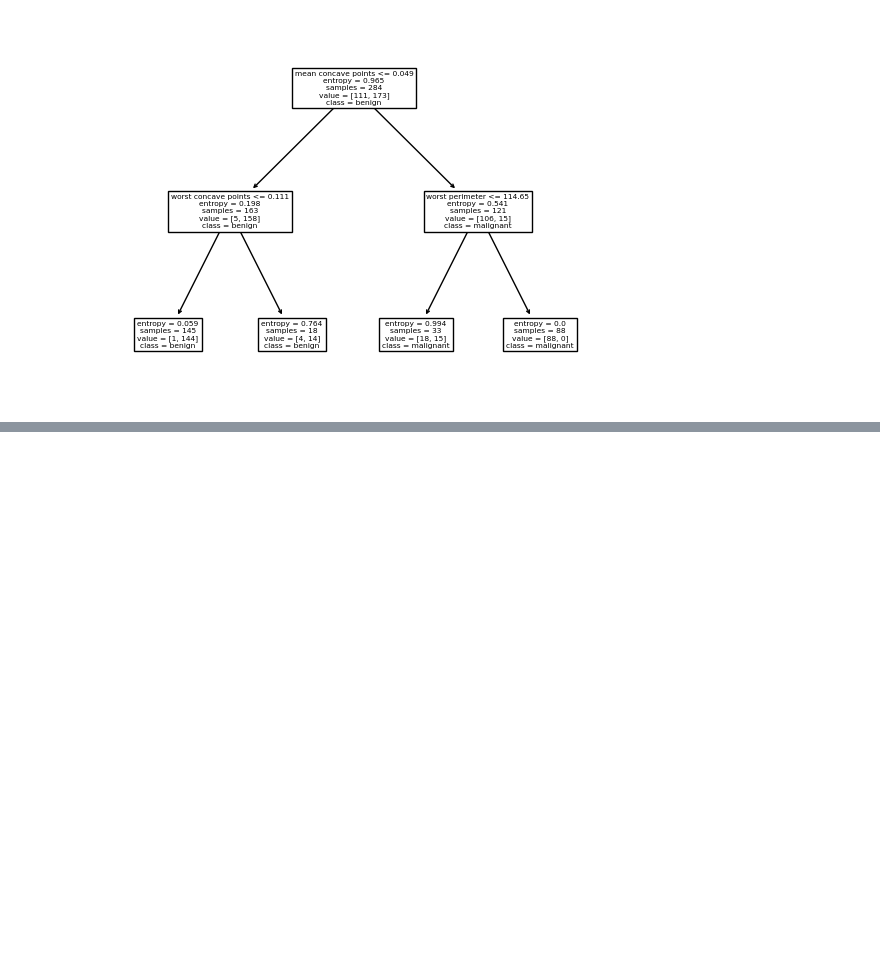
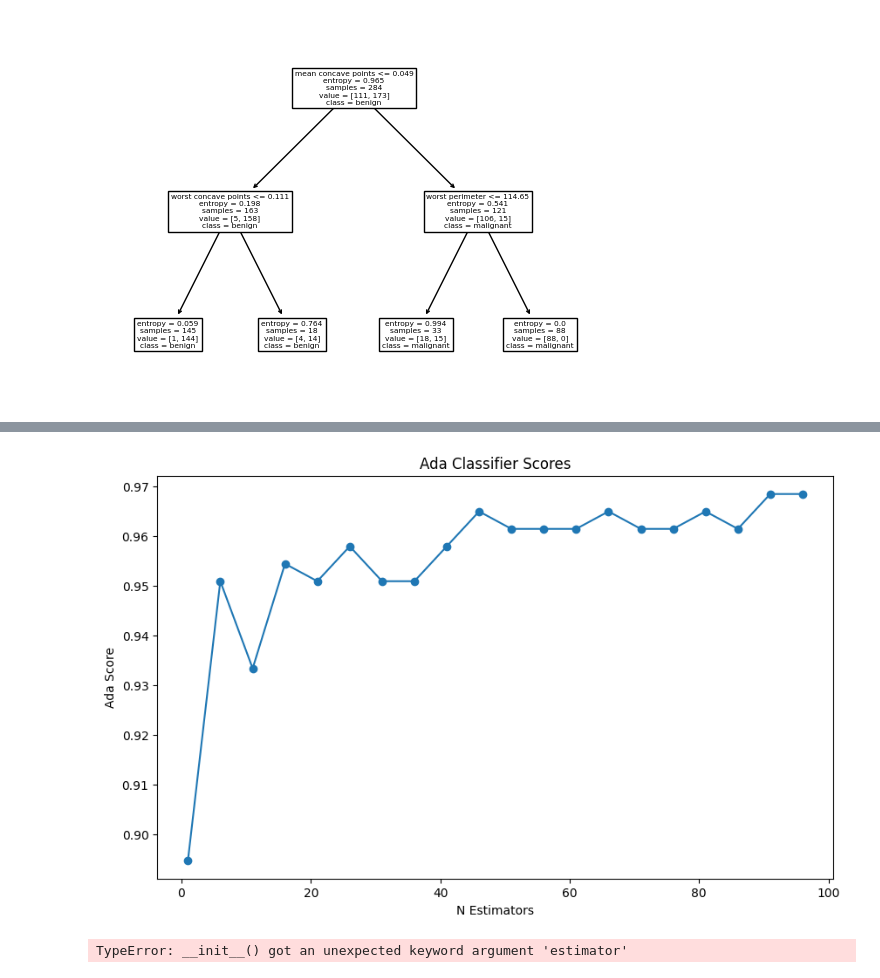
Before and after one commit to JheneJin/CECS451Ass6, a Jupyter notebook: assn6.ipynb, the cells around one changed output, grey strips where cells are left out. Saved outputs shown, nothing was run; the diff lists cells and outputs as text; code cells hidden in the pictures; blank space fills up the shorter version.

```diff
--- a/assn6.ipynb
+++ b/assn6.ipynb
@@ -51,0 +86,49 @@ plot_tree(dtClass, feature_names = data.feature_names, class_names = data.target
+# %%
+#part j
+# Record bagging score for each n_estimators
+# Varying n_estimators from 1 to 100
+n_estimatorRange = np.arange(1, 101, 5)
+
+adaScoreArr = []
+for n_estimators in n_estimatorRange:
+    adaClass = AdaBoostClassifier(estimator=DecisionTreeClassifier(criterion='entropy', max_depth=2),
+                                           n_estimators=n_estimators,
+                                           random_state=42)
+    adaClass.fit(xTrain, yTrain)
+    yPredAda = adaClass.predict(xTest)
+    adaScore = accuracy_score(yTest, yPredAda)
+    adaScoreArr.append(adaScore)
+
+# Plot bagging scores
+plt.figure(figsize=(10, 6))
+plt.plot(n_estimatorRange, adaScoreArr, marker='o')
+plt.xlabel('N Estimators')
+plt.ylabel('Ada Score')
+plt.title('Ada Classifier Scores')
+plt.show()
+# %% [output]
+[figure, added]
+# %%
+#part k
+# Record bagging score for each n_estimators
+# Varying n_estimators from 1 to 100
+maxFeatureRange = np.arange(1, x.shape[1] + 1)
+
+forestScoreArr = []
+for maxFeature in maxFeatureRange:
+    rfClass = RandomForestClassifier(max_features= maxFeature, n_estimators=100, random_state=42)
+
+    rfClass.fit(xTrain, yTrain)
+    yPredRf = rfClass.predict(xTest)
+    forestScore = accuracy_score(yTest, yPredRf)
+    forestScoreArr.append(forestScore)
+
+# Plot bagging scores
+plt.figure(figsize=(10, 6))
+plt.plot(maxFeatureRange, forestScoreArr, marker='o')
+plt.xlabel('Max Features')
+plt.ylabel('Forest Score')
+plt.title('Random Forest Classifier Scores')
+plt.show()
+# %% [output]
+TypeError: __init__() got an unexpected keyword argument 'estimator'
```
Also changed, not shown: parts of 7 cells of this notebook.
